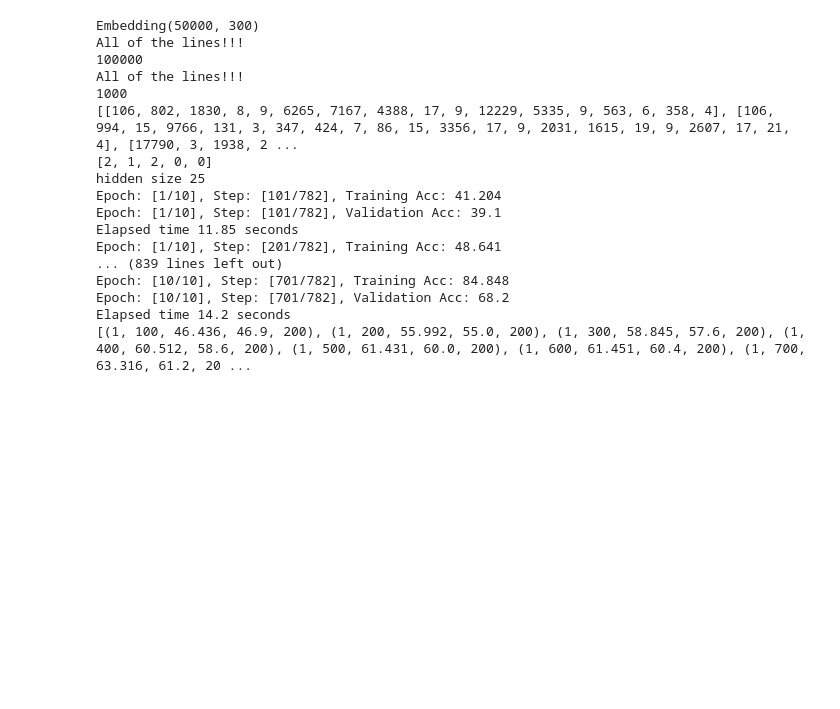
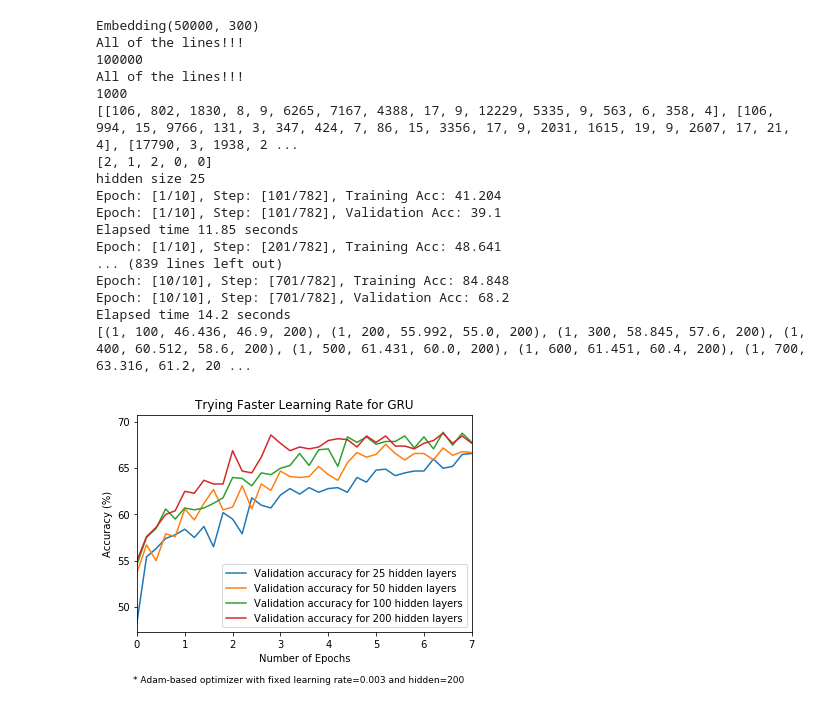
Before and after one commit to dgodevais/ds1011_hw2, a Jupyter notebook: DS1011_NLP_HW2.ipynb, the cells around one changed output. Cells and saved outputs as stored; diff of their text form; code cells hidden in the pictures; blank space fills up the shorter version.

Commit message:
running the cnn layers2

```diff
--- a/DS1011_NLP_HW2.ipynb
+++ b/DS1011_NLP_HW2.ipynb
@@ -572,24 +572,26 @@ txt="* Adam-based optimizer with fixed learning rate=0.003 and hidden=200"
 plt.figtext(0.5, -0.05, txt, wrap=True, horizontalalignment='center', fontsize=9)
 plt.show()
 # %%
-gru_learning_rate = 3e-3
+gru_learning_rate = 3e-4
 hidden_layers = [25, 50, 100, 200]
 for layer in hidden_layers:
-    accuracies_gru_loaded = pkl.load(open("gru_accuracies_{}_{}".format(gru_learning_rate,layer), "rb"))
+    accuracies_gru_loaded = pkl.load(open("cnn_accuracies2_{}_{}".format(gru_learning_rate,layer), "rb"))
     gru_training, gru_val = get_plot_values(accuracies_gru_loaded)
-    plt.plot(list(np.arange(0, 8, 0.2)), gru_val, label="Validation accuracy for {} hidden layers".format(layer))
+    plt.plot(list(np.arange(0, 10, 0.2)), gru_val, label="Validation accuracy for {} hidden layers".format(layer))
 
 
 plt.title('Trying Faster Learning Rate for GRU')
 plt.legend(loc = 'lower right')
 # plt.ylim([0, 15])
 plt.xlim([0, 7])
 plt.xticks(list(range(0,8,1)))
 plt.ylabel('Accuracy (%)')
 plt.xlabel('Number of Epochs')
 txt="* Adam-based optimizer with fixed learning rate=0.003 and hidden=200"
 plt.figtext(0.5, -0.05, txt, wrap=True, horizontalalignment='center', fontsize=9)
 plt.show()
+# %% [output]
+[figure, added]
 # %%
 def
 
```
